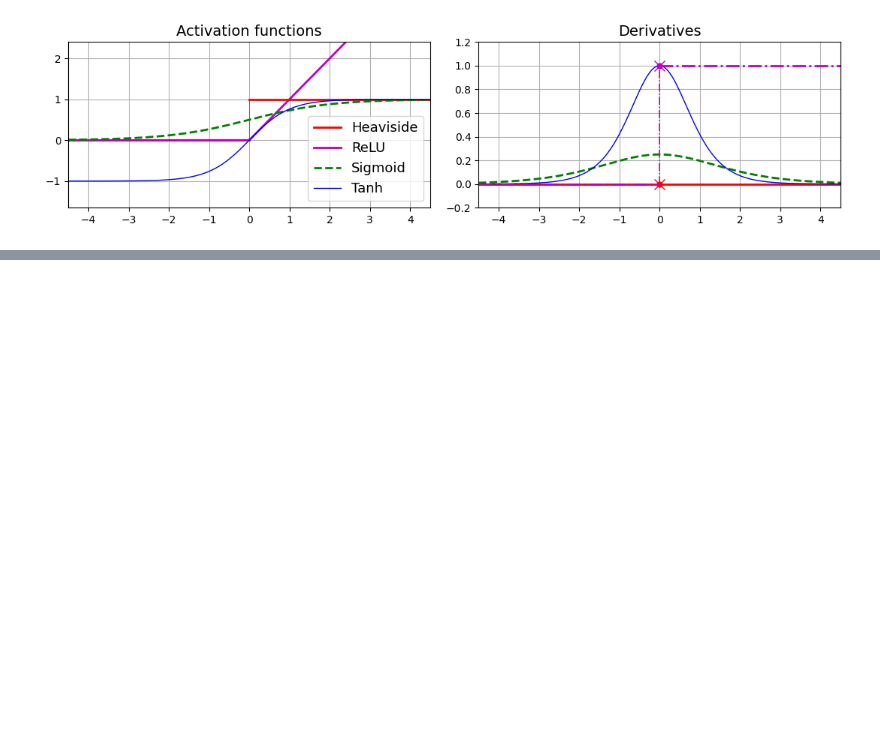
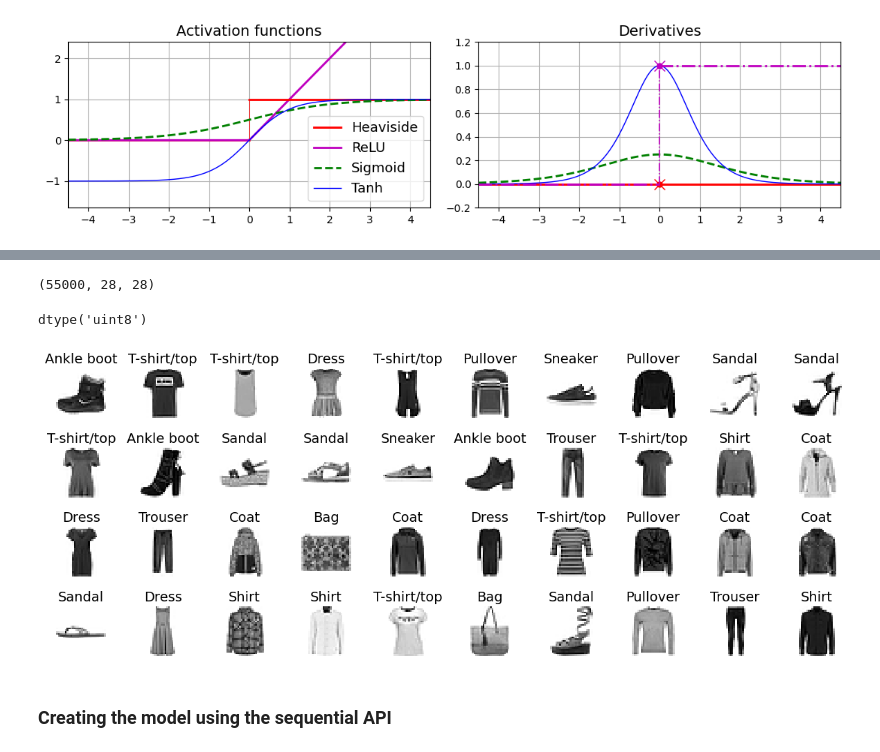
Before and after one commit to SiddharthYadav-v/ML-with-sklearn-keras-tf, a Jupyter notebook: 10_neural_nets_with_keras.ipynb, the cells around one changed output, grey strips where cells are left out. Cells and saved outputs as stored; diff of their text form; code cells hidden in the pictures; blank space fills up the shorter version.

```diff
--- a/10_neural_nets_with_keras.ipynb
+++ b/10_neural_nets_with_keras.ipynb
@@ -158,0 +206,41 @@ plt.show()
+# %%
+import tensorflow as tf
+
+fashion_mnist = tf.keras.datasets.fashion_mnist.load_data()
+(X_train_full, y_train_full), (X_test, y_test) = fashion_mnist
+X_train, y_train = X_train_full[:-5000], y_train_full[:-5000]
+X_val, y_val = X_train_full[-5000:], y_train_full[-5000:]
+# %%
+X_train.shape
+# %% [output]
+(55000, 28, 28)
+# %%
+X_train.dtype
+# %% [output]
+dtype('uint8')
+# %%
+X_train, X_val, X_test = X_train / 255, X_val / 255, X_test / 255
+# %%
+class_names = ["T-shirt/top", "Trouser", "Pullover", "Dress", "Coat",
+               "Sandal", "Shirt", "Sneaker", "Bag", "Ankle boot"]
+# %%
+# extra code
+n_rows = 4
+n_cols = 10
+plt.figure(figsize=(n_cols * 1.2, n_rows * 1.2))
+for row in range(n_rows):
+    for col in range(n_cols):
+        idx = n_cols * row + col
+        plt.subplot(n_rows, n_cols, idx + 1)
+        plt.imshow(X_train[idx], cmap='binary', interpolation='nearest')
+        plt.axis('off')
+        plt.title(class_names[y_train[idx]])
+
+plt.subplots_adjust(wspace=0.2, hspace=0.2)
+
+save_fig('fashion_mnist_plot')
+plt.show()
+# %% [output]
+[figure, added]
+# %% [markdown]
+### Creating the model using the sequential API
```
Also changed, not shown: parts of 30 cells of this notebook, 4 other files.
